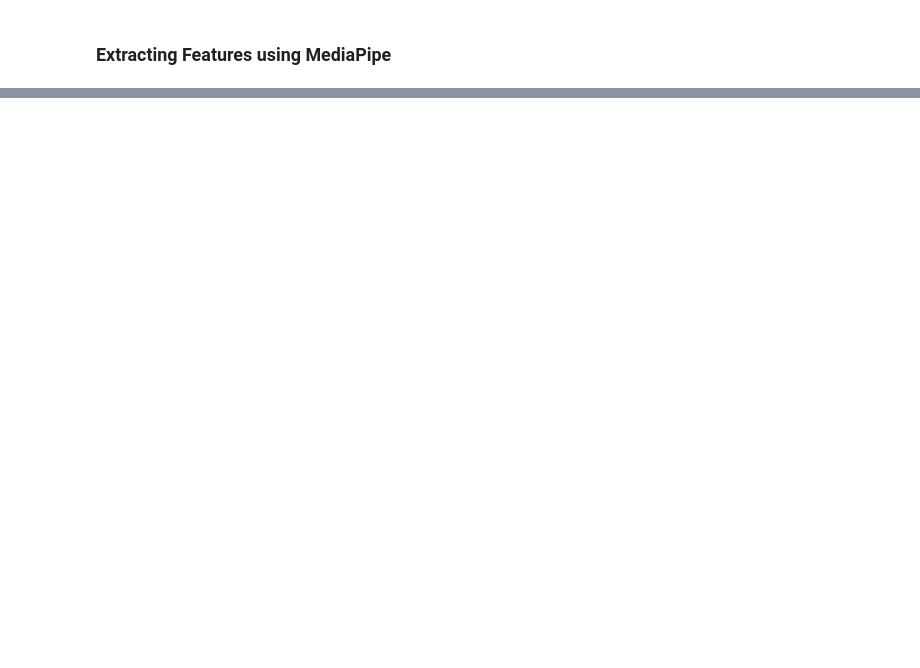
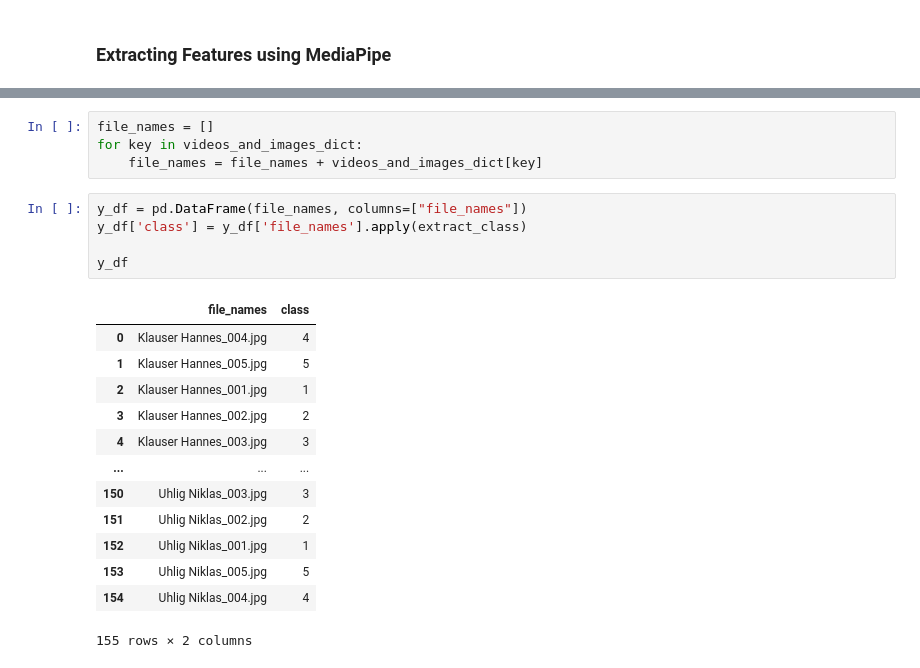
Before and after one commit to MarcWoerner/SkiExtract, a Jupyter notebook: DataSetBuild.ipynb, the cells around one changed output, grey strips where cells are left out. Drawn from its saved outputs; the diff is of its cells as text; blank space fills up the shorter version.

```diff
--- a/DataSetBuild.ipynb
+++ b/DataSetBuild.ipynb
@@ -50,0 +130,23 @@ df.T
+# %%
+file_names = []
+for key in videos_and_images_dict:
+    file_names = file_names + videos_and_images_dict[key]
+# %%
+y_df = pd.DataFrame(file_names, columns=["file_names"])
+y_df['class'] = y_df['file_names'].apply(extract_class)
+
+y_df
+# %% [output]
+|  | file_names | class |
+| 0 | Klauser Hannes_004.jpg | 4 |
+| 1 | Klauser Hannes_005.jpg | 5 |
+| 2 | Klauser Hannes_001.jpg | 1 |
+| 3 | Klauser Hannes_002.jpg | 2 |
+| 4 | Klauser Hannes_003.jpg | 3 |
+| ... | ... | ... |
+| 150 | Uhlig Niklas_003.jpg | 3 |
+| 151 | Uhlig Niklas_002.jpg | 2 |
+| 152 | Uhlig Niklas_001.jpg | 1 |
+| 153 | Uhlig Niklas_005.jpg | 5 |
+| 154 | Uhlig Niklas_004.jpg | 4 |
+155 rows × 2 columns
```
Also changed, not shown: parts of 16 cells of this notebook, 3 other files.
